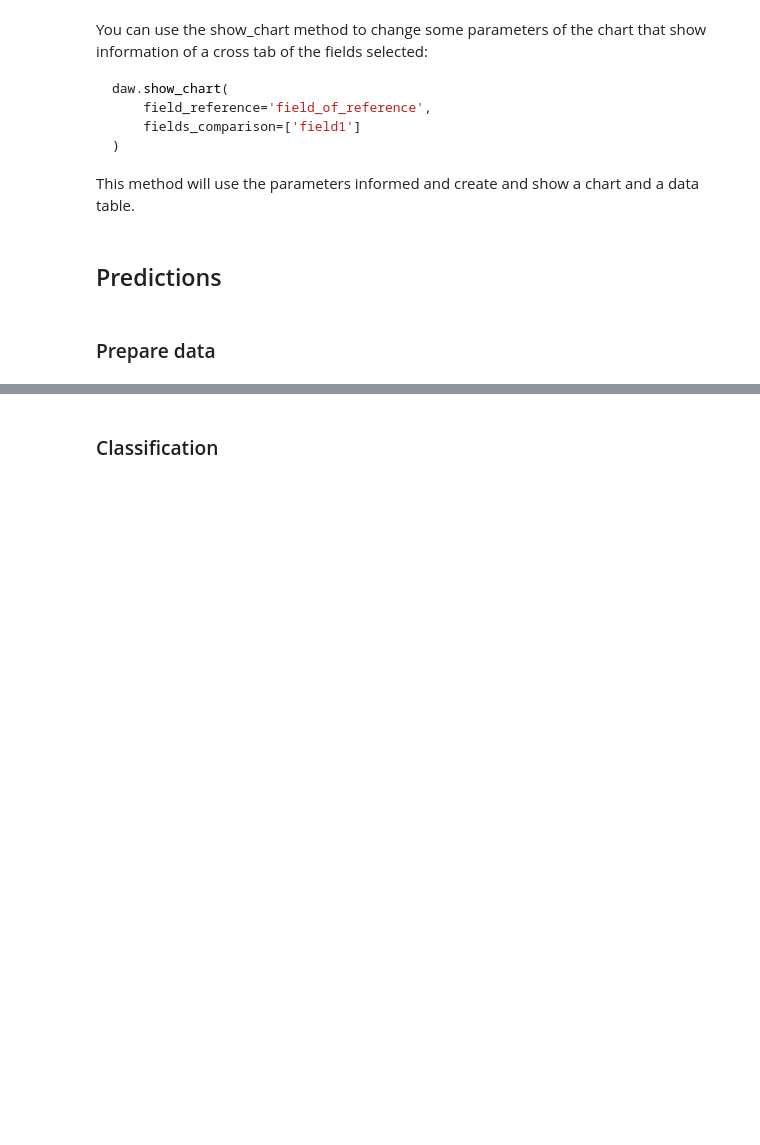
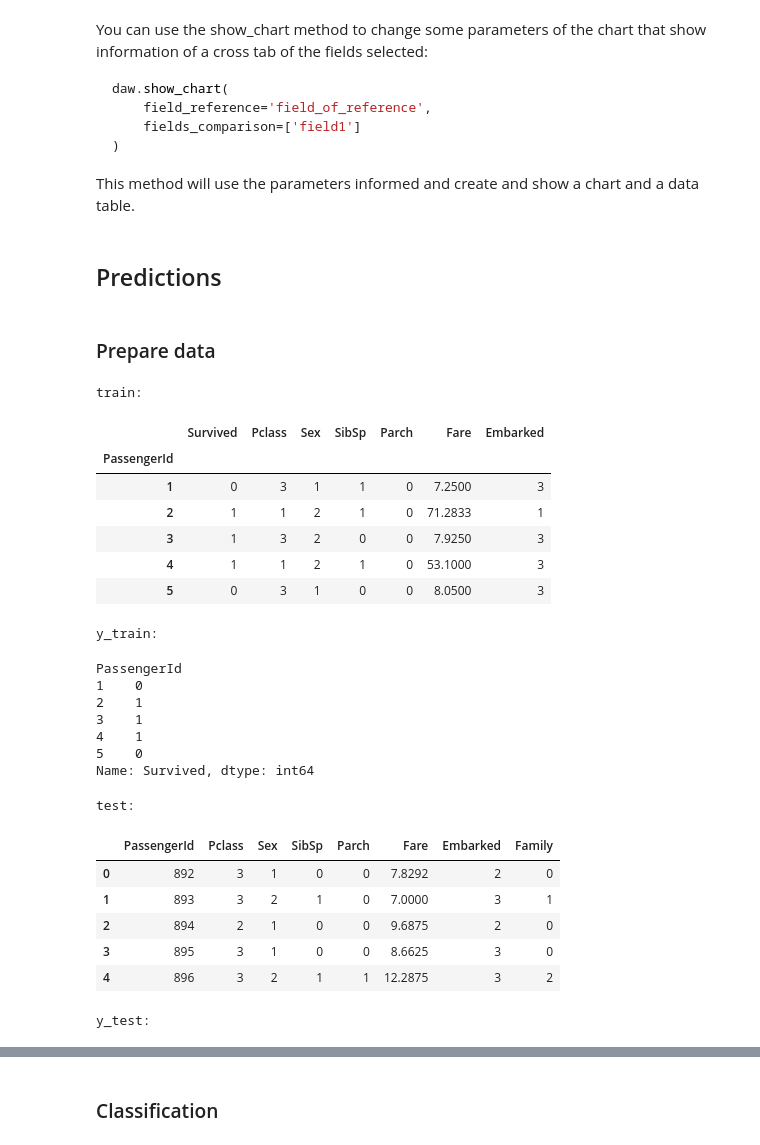
Before and after one commit to osl-pocs/skdata, a Jupyter notebook: notebooks/Introduction.ipynb, the cells around one changed output, grey strips where cells are left out. Saved outputs shown, nothing was run; the diff lists cells and outputs as text; code cells hidden in the pictures; blank space fills up the shorter version.

````diff
--- a/notebooks/Introduction.ipynb
+++ b/notebooks/Introduction.ipynb
@@ -106,7 +106,7 @@ summary method can be used to return some interesting information from the data:
 daw.summary()
 ```
 # %%
-daw = DataAnalysisWidget(data)
+daw = SkDataWidget(data)
 daw.summary()
 # %% [output]
 |  | Types | Set Values | Count Set | # Observations | # NaN |
@@ -231,30 +231,74 @@ from sklearn.metrics import f1_score, accuracy_score, precision_score
 ### Prepare data
 # %%
 train = daw.data.copy()
+
+train.Sex.replace('Male', 1, inplace=True)
+train.Sex.replace('Female', 2, inplace=True)
+train.Embarked.replace('Cherbourg', 1, inplace=True)
+train.Embarked.replace('Queenstown', 2, inplace=True)
+train.Embarked.replace('Southampton', 3, inplace=True)
+train.Pclass.replace('Upper Class', 1, inplace=True)
+train.Pclass.replace('Middle Class', 2, inplace=True)
+train.Pclass.replace('Lower Class', 3, inplace=True)
+train.Survived.replace('Died', 0, inplace=True)
+train.Survived.replace('Survived', 1, inplace=True)
+
 y_train = train['Survived'].copy()
 
-train.replace('Male', 1, inplace=True)
-train.replace('Female', 2, inplace=True)
-train.replace('Cherbourg', 1, inplace=True)
-train.replace('Queenstown', 2, inplace=True)
-train.replace('Southampton', 3, inplace=True)
-train.replace('Upper Class', 1, inplace=True)
-train.replace('Middle Class', 2, inplace=True)
-train.replace('Lower Class', 3, inplace=True)
-train.replace('Died', 0, inplace=True)
-train.replace('Survived', 1, inplace=True)
+print('train:')
+display(train.head())
+
+print('y_train:')
+display(y_train.head())
 
 test = pd.read_csv('../data/test.csv')
-y_test =  pd.read_csv('../data/genderclassmodel.csv')
+y_test =  pd.read_csv('../data/genderclassmodel.csv', index_col='PassengerId')
 
-# test['Survived'] = 0
-test['Survived'] = y_test.values.tolist()
-test = test[[train.index.name] + train.keys().tolist()]
+
+k = [train.index.name] + train.keys().tolist()
+k.pop(k.index('Survived'))
+
+test = test[k]
 
 test.replace('male', 1, inplace=True)
 test.replace('female', 2, inplace=True)
 test.replace('C', 1, inplace=True)
 test.replace('Q', 2, inplace=True)
 test.replace('S', 3, inplace=True)
 
-features = ['Pclass', 'Sex']
+train['Family'] = train['SibSp'] + train['Parch']
+test['Family'] = test['SibSp'] + test['Parch']
+
+print('test:')
+display(test.head())
+
+print('y_test:')
+display(y_test.head())
+
+# assert if the order of passenger is the same in test and y_test
+assert np.all(test.PassengerId == y_test.index)
+# %% [output]
+train:
+|  | Survived | Pclass | Sex | SibSp | Parch | Fare | Embarked |
+| PassengerId |  |  |  |  |  |  |  |
+| 1 | 0 | 3 | 1 | 1 | 0 | 7.2500 | 3 |
+| 2 | 1 | 1 | 2 | 1 | 0 | 71.2833 | 1 |
+| 3 | 1 | 3 | 2 | 0 | 0 | 7.9250 | 3 |
+| 4 | 1 | 1 | 2 | 1 | 0 | 53.1000 | 3 |
+| 5 | 0 | 3 | 1 | 0 | 0 | 8.0500 | 3 |
+y_train:
+PassengerId
+1    0
+2    1
+3    1
+4    1
+5    0
+Name: Survived, dtype: int64
+test:
+|  | PassengerId | Pclass | Sex | SibSp | Parch | Fare | Embarked | Family |
+| 0 | 892 | 3 | 1 | 0 | 0 | 7.8292 | 2 | 0 |
+| 1 | 893 | 3 | 2 | 1 | 0 | 7.0000 | 3 | 1 |
+| 2 | 894 | 2 | 1 | 0 | 0 | 9.6875 | 2 | 0 |
+| 3 | 895 | 3 | 1 | 0 | 0 | 8.6625 | 3 | 0 |
+| 4 | 896 | 3 | 2 | 1 | 1 | 12.2875 | 3 | 2 |
+y_test:
````
Also changed, not shown: parts of 16 cells of this notebook, 1 other file.
